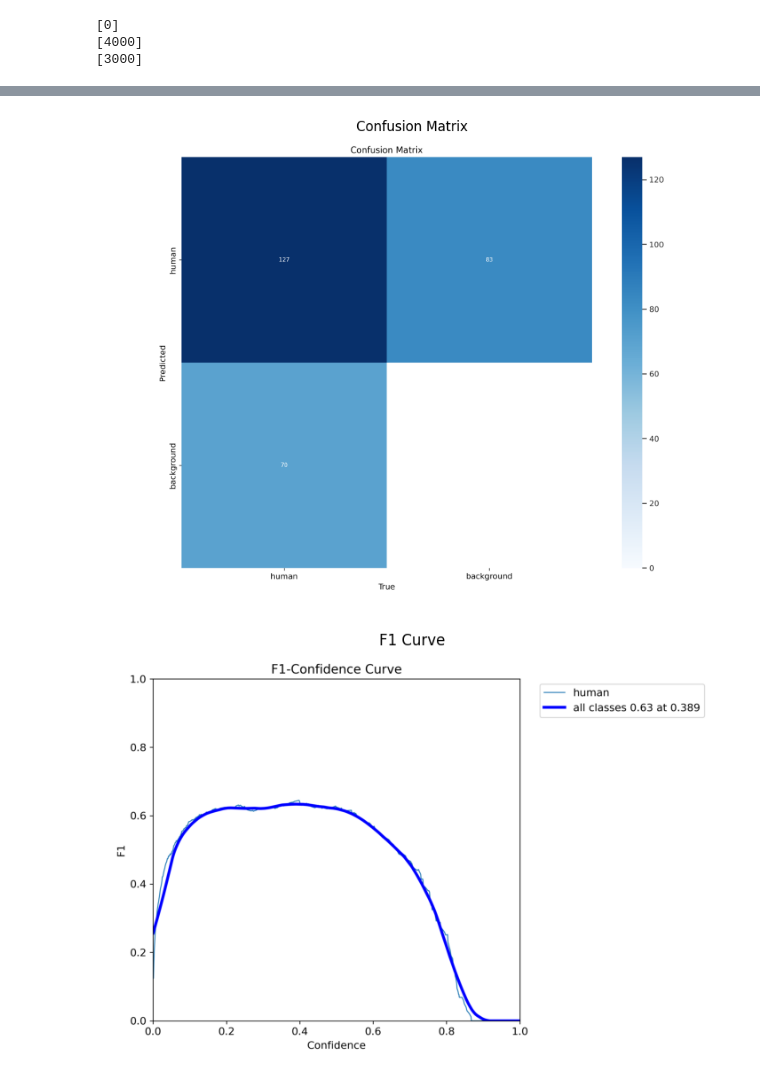
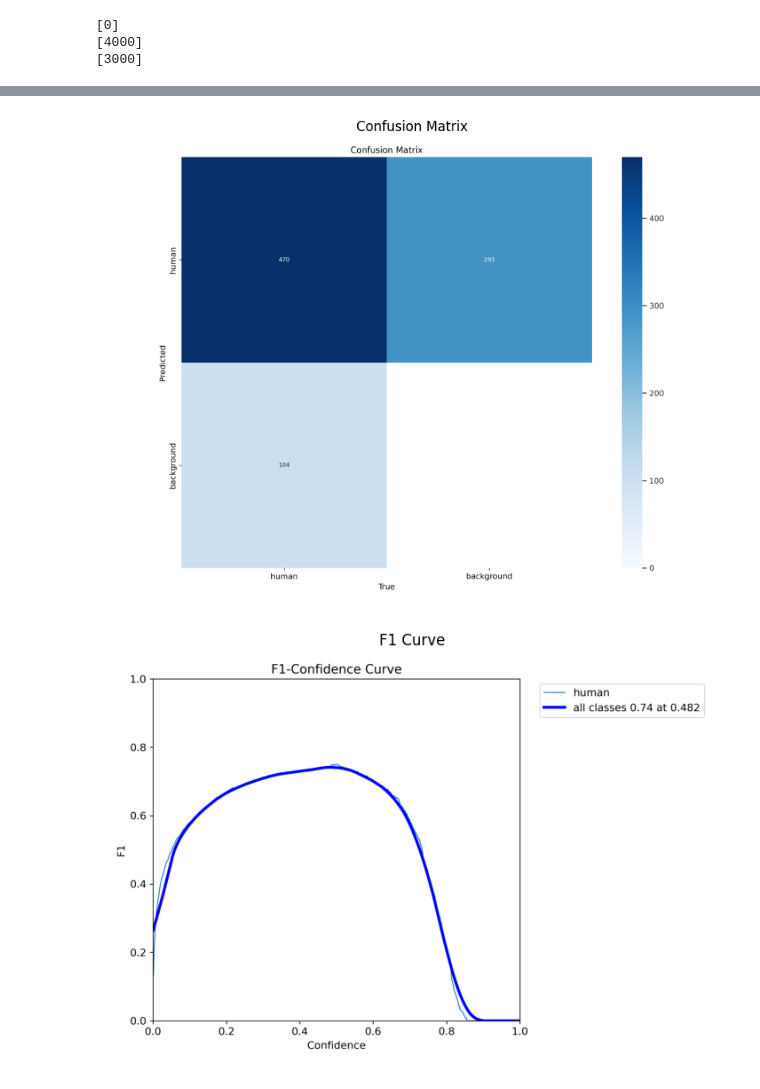
Before and after one commit to 703lovelost/AerialHumanDetection, a Jupyter notebook: AerialHumanDetection.ipynb, the cells around one changed output, grey strips where cells are left out. Saved outputs shown, nothing was run; the diff lists cells and outputs as text; code cells hidden in the pictures.

```diff
--- a/AerialHumanDetection.ipynb
+++ b/AerialHumanDetection.ipynb
@@ -181,22 +238,22 @@ mAP50-95: 0.3469
 # %%
 from PIL import Image
 %matplotlib inline
 
-confusion_matrix = Image.open('./runs/detect/yolo11m_heridal/confusion_matrix.png')
+confusion_matrix = Image.open('./runs/detect/val/confusion_matrix.png')
 plt.figure(figsize=(10, 8))
 plt.imshow(confusion_matrix)
 plt.title('Confusion Matrix')
 plt.axis('off')
 plt.show()
 # %% [output]
-[figure, old version]
+[figure, new version]
 # %%
-f1_curve = Image.open('./runs/detect/yolo11m_heridal/F1_curve.png')
+f1_curve = Image.open('./runs/detect/val/F1_curve.png')
 plt.figure(figsize=(10, 6))
 plt.imshow(f1_curve)
 plt.title('F1 Curve')
 plt.axis('off')
 plt.show()
 # %% [output]
-[figure, old version]
+[figure, new version]
 # %%
```
Also changed, not shown: parts of 10 cells of this notebook.
